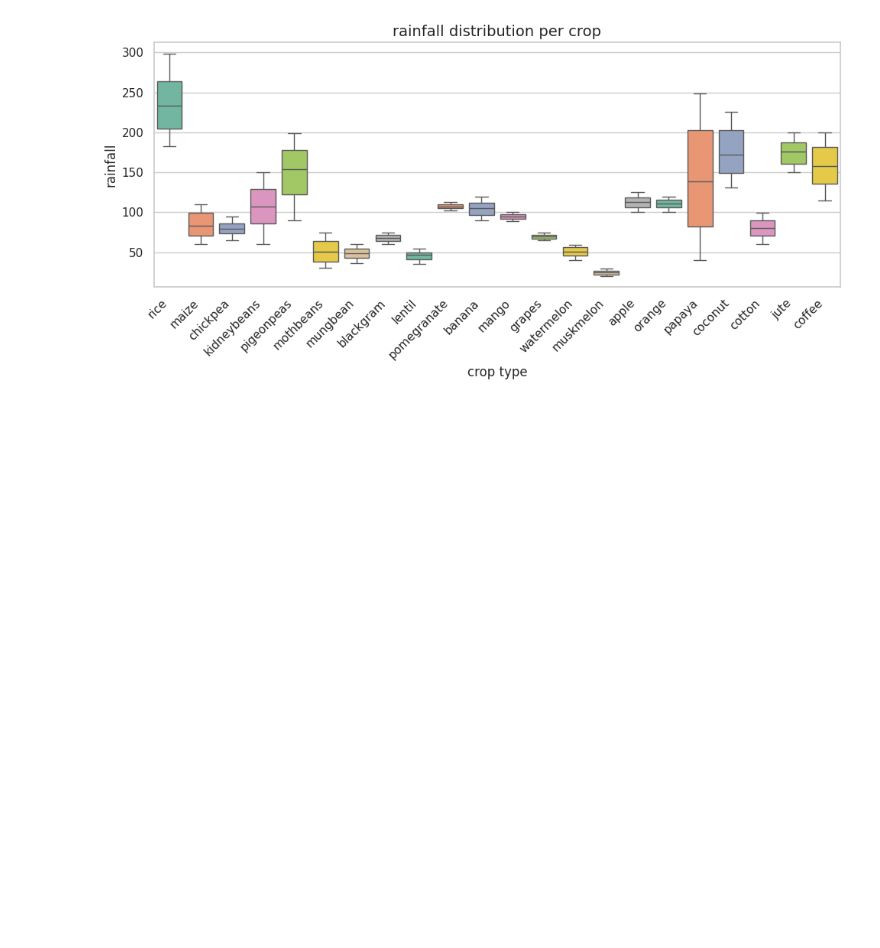
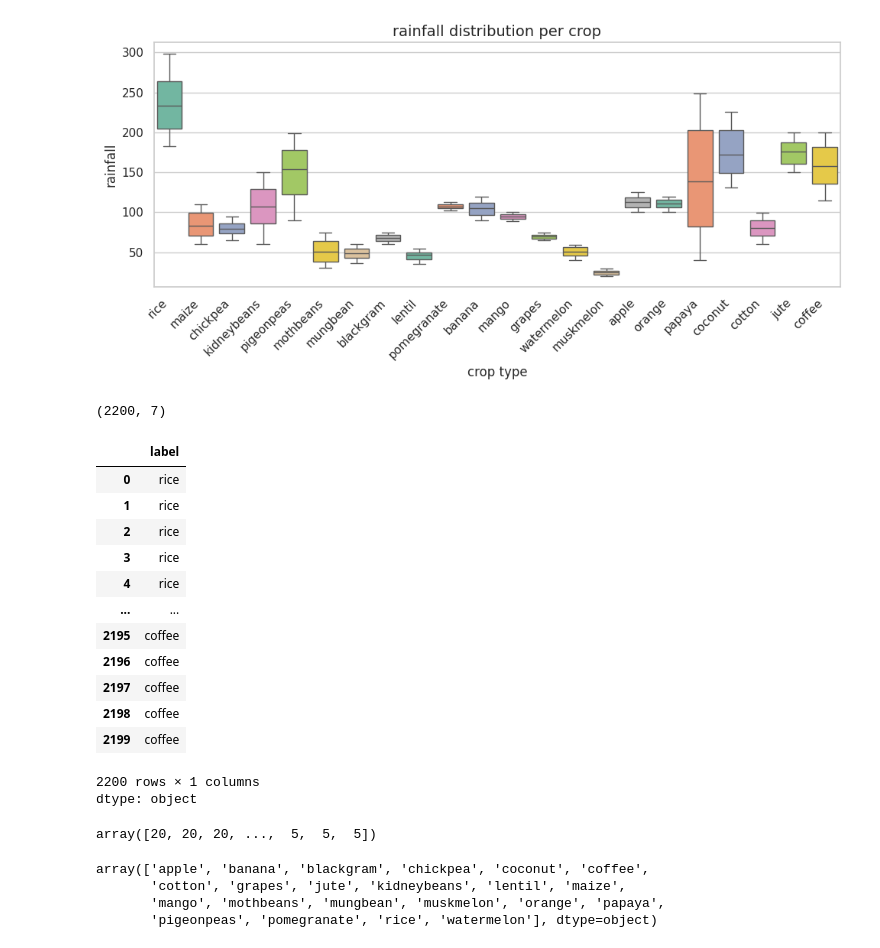
Before and after one commit to kamijoseph/Crops-Recomendation-System, a Jupyter notebook: notebook/crops_recomendation.ipynb, the cells around one changed output. Drawn from its saved outputs; the diff is of its cells as text; code cells hidden in the pictures; blank space fills up the shorter version.

Commit message:
label encoding

```diff
--- a/notebook/crops_recomendation.ipynb
+++ b/notebook/crops_recomendation.ipynb
@@ -249,3 +249,40 @@ for feature in features:
 [figure]
 [figure]
 [figure]
+# %%
+# feature and label separation
+X, y = data.drop("label", axis=1), data["label"]
+X.shape
+# %% [output]
+(2200, 7)
+# %%
+y
+# %% [output]
+|  | label |
+| 0 | rice |
+| 1 | rice |
+| 2 | rice |
+| 3 | rice |
+| 4 | rice |
+| ... | ... |
+| 2195 | coffee |
+| 2196 | coffee |
+| 2197 | coffee |
+| 2198 | coffee |
+| 2199 | coffee |
+2200 rows × 1 columns
+dtype: object
+# %%
+# label encoding
+encoder = LabelEncoder()
+y_encoded = encoder.fit_transform(y)
+y_encoded
+# %% [output]
+array([20, 20, 20, ...,  5,  5,  5])
+# %%
+encoder.classes_
+# %% [output]
+array(['apple', 'banana', 'blackgram', 'chickpea', 'coconut', 'coffee',
+       'cotton', 'grapes', 'jute', 'kidneybeans', 'lentil', 'maize',
+       'mango', 'mothbeans', 'mungbean', 'muskmelon', 'orange', 'papaya',
+       'pigeonpeas', 'pomegranate', 'rice', 'watermelon'], dtype=object)
```
